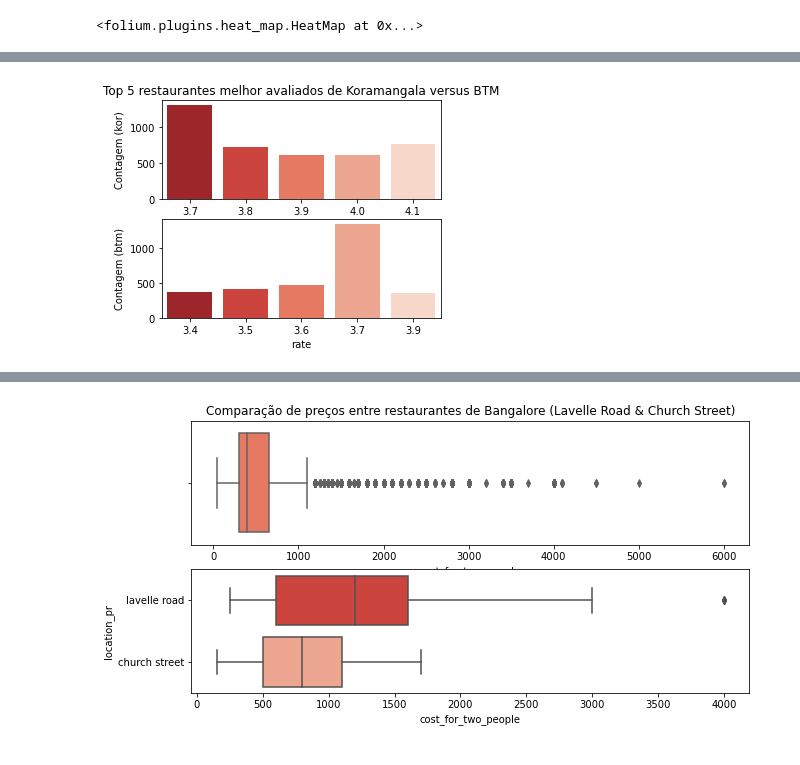
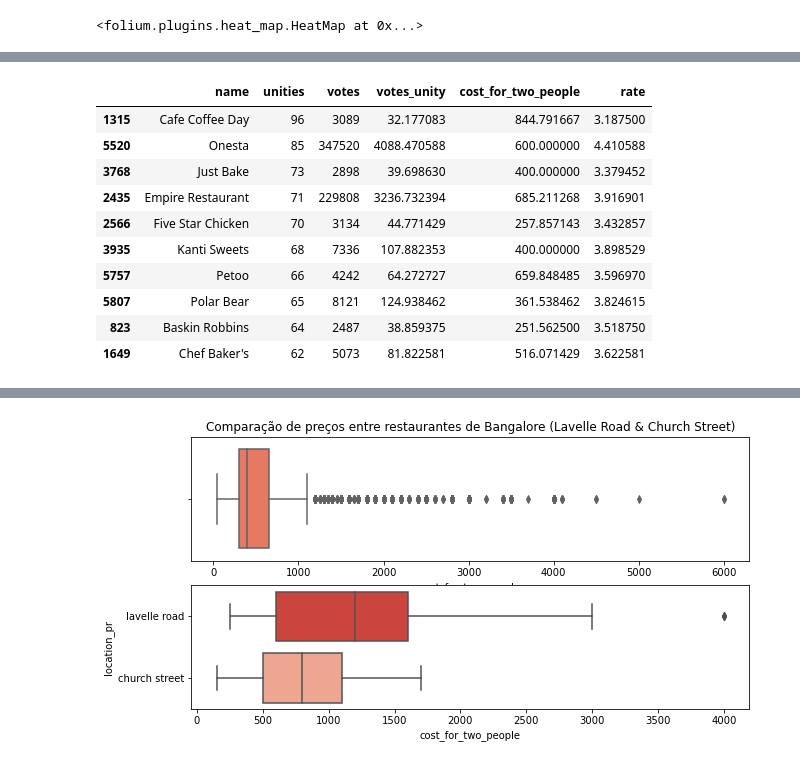
Before and after one commit to kabianca/zomato-rates-review, a Jupyter notebook: Projeto 6 - Laboratoria - Zomato - Análise Exploratoria.ipynb, the cells around one changed output, grey strips where cells are left out. Saved outputs shown, nothing was run; the diff lists cells and outputs as text; code cells hidden in the pictures.

```diff
--- a/Projeto 6 - Laboratoria - Zomato - Análise Exploratoria.ipynb
+++ b/Projeto 6 - Laboratoria - Zomato - Análise Exploratoria.ipynb
@@ -408,7 +508,7 @@ i = 0
 
 def findGeocode(city):
     try:
-        geolocator = Nominatim(user_agent="biatopeira@gmail.com")
+        geolocator = Nominatim(user_agent="boliveira")
         loc = geolocator.geocode(city)
         return loc
     except GeocoderTimedOut:
@@ -504,3 +592,24 @@ bengaluru
+# %%
+franchises = df2.groupby(by='name', as_index=False).agg({'votes': 'sum', 'address': 'count', 'cost_for_two_people': 'mean', 'rate': 'mean'})
+franchises.columns = ['name', 'votes', 'unities', 'cost_for_two_people', 'rate']
+franchises['votes_unity'] = franchises['votes'] / franchises['unities']
+franchises = franchises.sort_values(by='unities', ascending=False)
+franchises = franchises.loc[:, ['name', 'unities', 'votes', 'votes_unity',
+                                                'cost_for_two_people', 'rate']]
+
+franchises.head(10)
+# %% [output]
+|  | name | unities | votes | votes_unity | cost_for_two_people | rate |
+| 1315 | Cafe Coffee Day | 96 | 3089 | 32.177083 | 844.791667 | 3.187500 |
+| 5520 | Onesta | 85 | 347520 | 4088.470588 | 600.000000 | 4.410588 |
+| 3768 | Just Bake | 73 | 2898 | 39.698630 | 400.000000 | 3.379452 |
+| 2435 | Empire Restaurant | 71 | 229808 | 3236.732394 | 685.211268 | 3.916901 |
+| 2566 | Five Star Chicken | 70 | 3134 | 44.771429 | 257.857143 | 3.432857 |
+| 3935 | Kanti Sweets | 68 | 7336 | 107.882353 | 400.000000 | 3.898529 |
+| 5757 | Petoo | 66 | 4242 | 64.272727 | 659.848485 | 3.596970 |
+| 5807 | Polar Bear | 65 | 8121 | 124.938462 | 361.538462 | 3.824615 |
+| 823 | Baskin Robbins | 64 | 2487 | 38.859375 | 251.562500 | 3.518750 |
+| 1649 | Chef Baker's | 62 | 5073 | 81.822581 | 516.071429 | 3.622581 |
 # %%
 # Remover números e indicadores de números ordinais da nomenclatura das localidades (esse fator irá agrupar localidades antes tidas
 # como distintas, tais como koramangala por exemplo:
@@ -513,22 +617,0 @@ koramangala_btm = df2[(df2['location_pr'] == 'btm') | (df2['location_pr'] == 'ko
-# %%
-# Plotagem dos restaurante melhor avaliados em Koramangala e BTM, dados que estas localidades concentram um número expressivo de restaurantes:
-
-kora = koramangala_btm[koramangala_btm['location_pr'] == 'koramangala']
-btm = koramangala_btm[koramangala_btm['location_pr'] == 'btm']
-
-kora_rate_grp = kora.groupby(['rate']).agg({'name':'count'}).reset_index()
-kora_rate_grp.sort_values(by="name", inplace=True, ascending=False)
-btm_rate_grp = btm.groupby(['rate']).agg({'name':'count'}).reset_index()
-btm_rate_grp.sort_values(by="name", inplace=True, ascending=False)
-
-fig = plt.figure(figsize = (5, 4))
-ax1 = plt.subplot(2,1,1)
-plt.title('Top 5 restaurantes melhor avaliados de Koramangala versus BTM')
-sns.barplot(x="rate", y="name", data=kora_rate_grp[:5], ax=ax1, palette='Reds_r')
-plt.ylabel('Contagem (kor)')
-ax2 = plt.subplot(2,1,2)
-sns.barplot(x="rate", y="name", data=btm_rate_grp[:5], ax=ax2, palette='Reds_r')
-plt.ylabel('Contagem (btm)')
-plt.show()
-# %% [output]
-[figure, removed]
```
Also changed, not shown: parts of 27 cells of this notebook.
